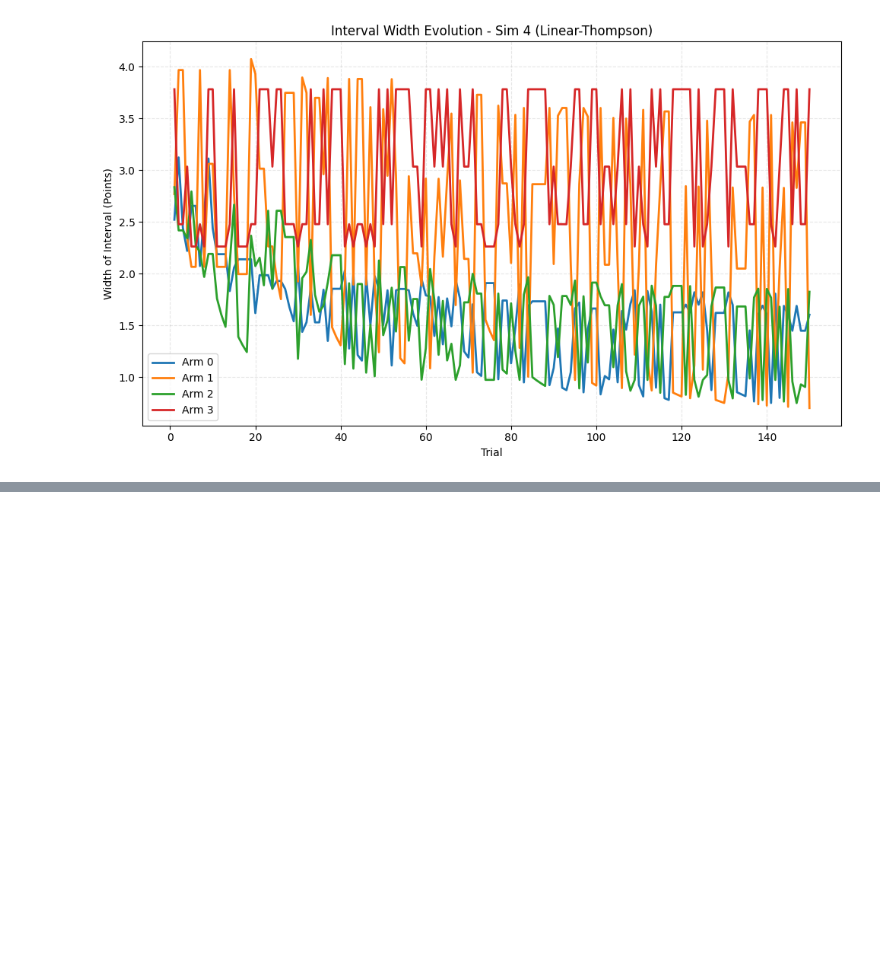
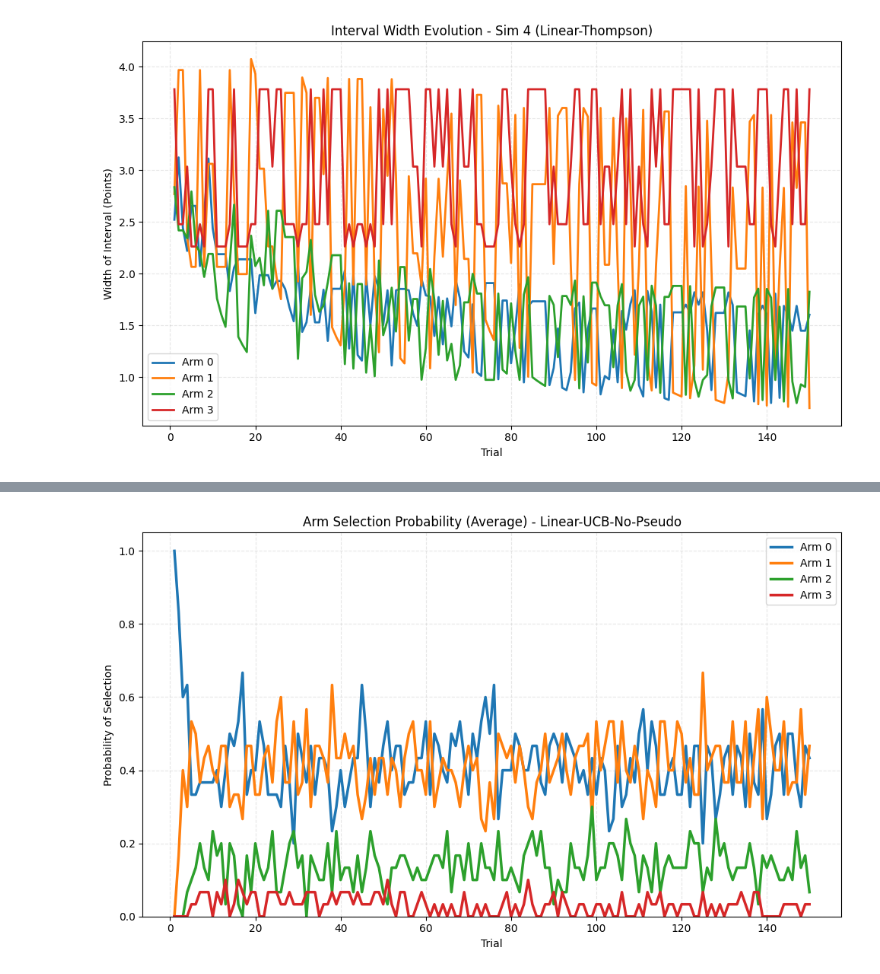
Before and after one commit to jk31/planets, a Jupyter notebook: testing.ipynb, the cells around one changed output, grey strips where cells are left out. Saved outputs shown, nothing was run; the diff lists cells and outputs as text; code cells hidden in the pictures; blank space fills up the shorter version.

```diff
--- a/testing.ipynb
+++ b/testing.ipynb
@@ -261,0 +370,4 @@ plot_avg_width(df_results, agent_name="Linear-Thompson")
+# %%
+plot_avg_selection_prob(df_results, agent_name="Linear-UCB-No-Pseudo")
+# %% [output]
+[figure, added]
```
Also changed, not shown: parts of 9 cells of this notebook, 1 other file.
